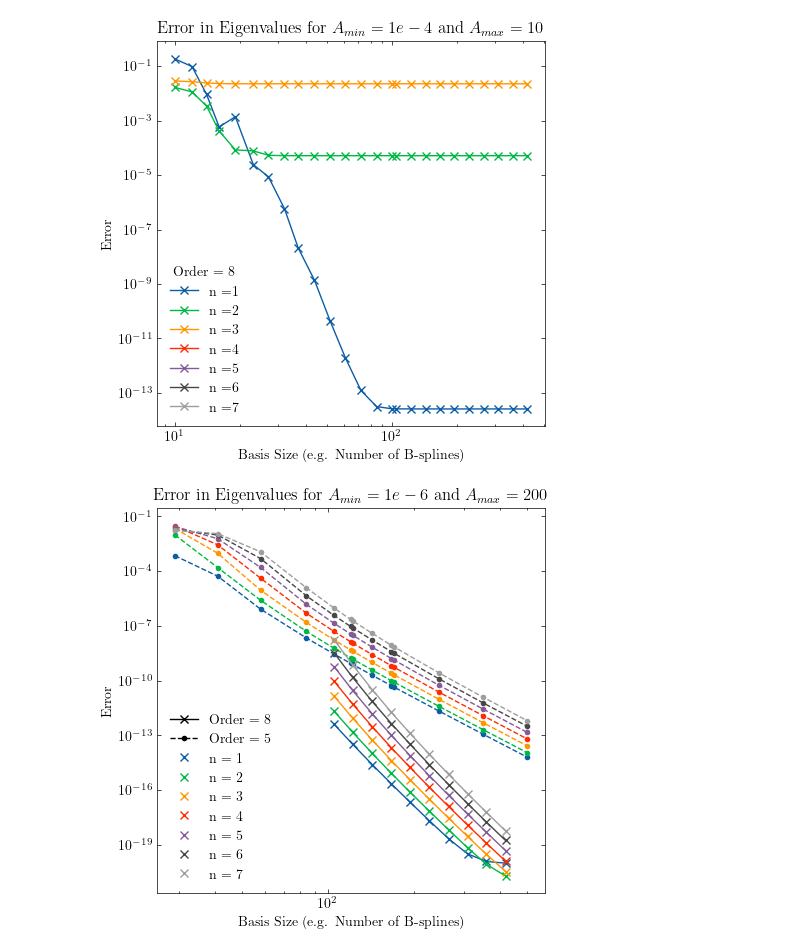
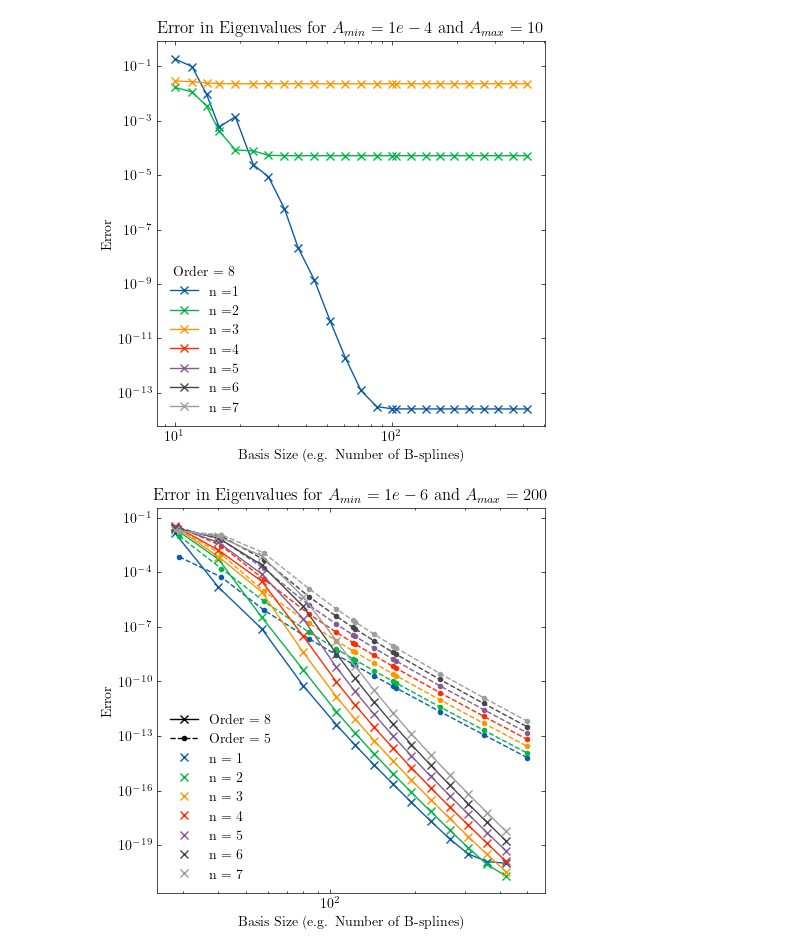
Before and after one commit to ma2this510/Dirac_Equation, a Jupyter notebook: notebook.ipynb, the cells around one changed output. Saved outputs shown, nothing was run; the diff lists cells and outputs as text; code cells hidden in the pictures.

Commit message:
Updated Plots

```diff
--- a/notebook.ipynb
+++ b/notebook.ipynb
@@ -70,9 +70,8 @@ n_list_1 = np.zeros(len(dir_file), dtype=int)
 order_list_1 = np.zeros(len(dir_file), dtype=int)
 special_list_1 = np.zeros(len(dir_file), dtype=int)
 i = 0
-for filename in os.listdir(folder_path):
+for filename in sorted(os.listdir(folder_path)):
     if ("error" in filename) and ('mathematica' not in filename):
-        print(filename)
         try :
             nbspline, order, special = [int(x) for x in filename[:-4].split('_')[1:]]
         except ValueError:
@@ -130,20 +111,22 @@ legend_n5 = mlines.Line2D([], [], color='C4', marker='x', linestyle='None', labe
 legend_n6 = mlines.Line2D([], [], color='C5', marker='x', linestyle='None', label='n = 6')
 legend_n7 = mlines.Line2D([], [], color='C6', marker='x', linestyle='None', label='n = 7')
 # %%
+cond = (order_list_1 == 8) & (special_list_1==1) & (n_list_1 > 20)
+
 fig, ax = plt.subplots(figsize=(5, 5))
 for i in range(7):
-    ax.plot(n_list_1[(order_list_1 == 8) & (special_list_1==1)], error_1[(order_list_1 == 8) & (special_list_1==1), i], label=f'n ={i+1}', marker='x', color='C'+str(i))
+    ax.plot(n_list_1[cond], error_1[cond, i], label=f'n ={i+1}', marker='x', color='C'+str(i))
     ax.plot(n_list_1[(order_list_1 == 5) & (special_list_1==0)], error_1[(order_list_1 == 5) & (special_list_1==0), i], label=f'n ={i+1}', marker='.', color='C'+str(i), linestyle='--')
 
 ax.set_yscale('log')
 ax.set_xscale('log')
 ax.legend(handles=[legend_o8, legend_o5, legend_n1, legend_n2, legend_n3, legend_n4, legend_n5, legend_n6, legend_n7])
 ax.set_xlabel('Basis Size (e.g. Number of B-splines)')
 ax.set_ylabel('Error')
 ax.set_title('Error in Eigenvalues for $A_{min} = 1e-6$ and $A_{max} = 200$')
 plt.show()
 # %% [output]
-[figure, old version]
+[figure, new version]
 # %%
 fig, ax = plt.subplots(figsize=(5, 5))
 for i in range(7):
```
Also changed, not shown: parts of 2 cells of this notebook, 10 other files.
